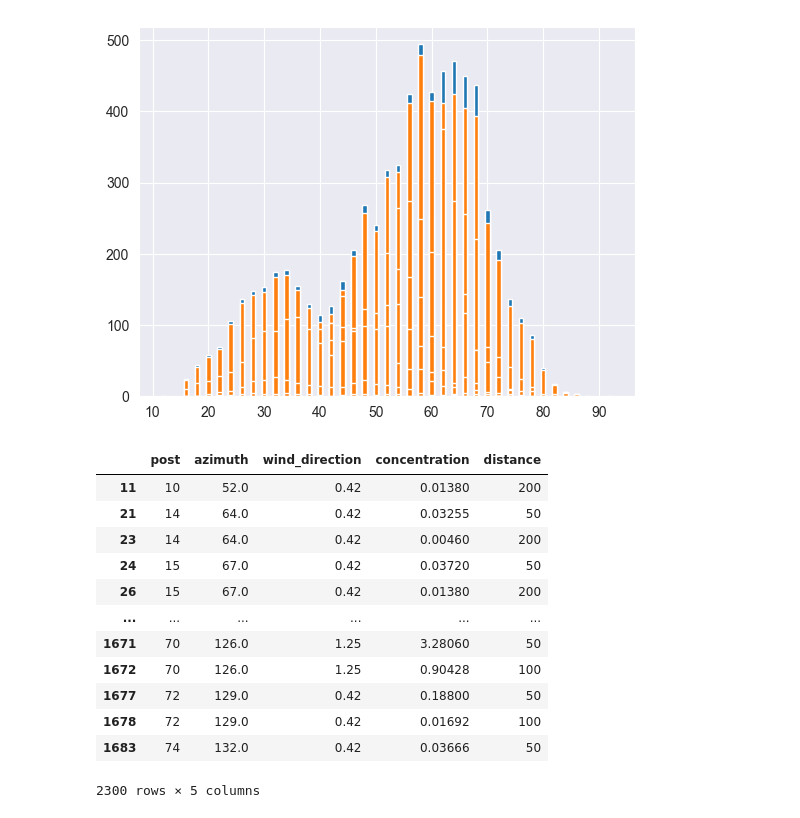
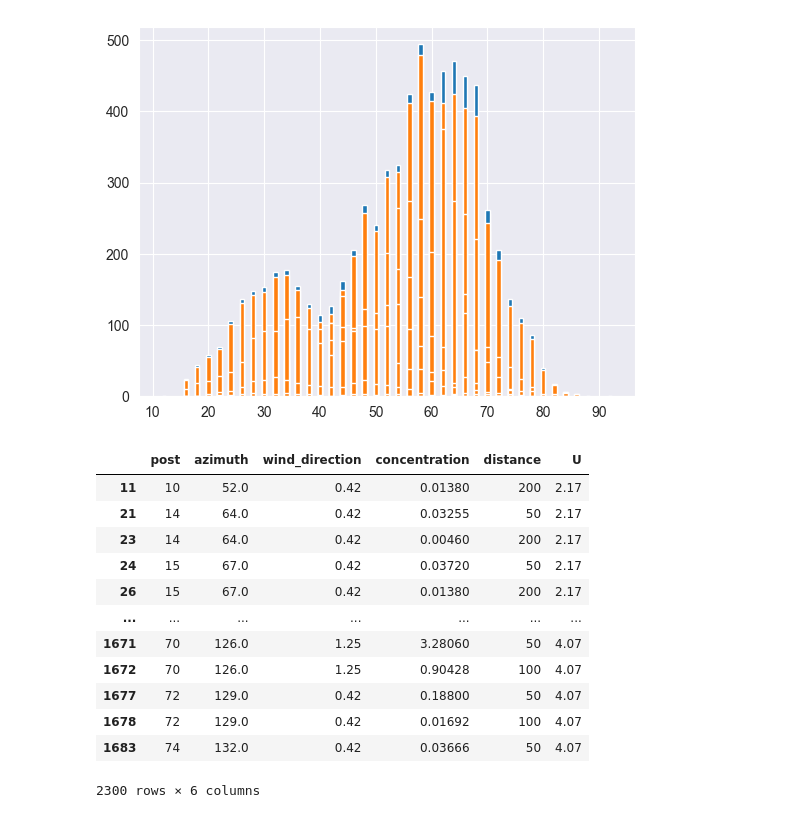
Before and after one commit to gviglione/DataAnalyticsProject, a Jupyter notebook: src/data/data_cleaning.ipynb, the cells around one changed output. Saved outputs shown, nothing was run; the diff lists cells and outputs as text; code cells hidden in the pictures.

```diff
--- a/src/data/data_cleaning.ipynb
+++ b/src/data/data_cleaning.ipynb
@@ -138,27 +138,27 @@ plt.show()
 # %%
 import pandas as pd
 
-columns = ['post', 'azimuth', 'wind_direction', 'concentration', 'distance']
+columns = ['post', 'azimuth', 'wind_direction', 'concentration', 'distance', 'U']
 data1_model = data1_corrected[columns]
 data2_model = data2_corrected[columns]
 
 data_model = pd.concat([data1_model, data2_model], axis='index')
 
 data_model
 # %% [output]
-|  | post | azimuth | wind_direction | concentration | distance |
-| 11 | 10 | 52.0 | 0.42 | 0.01380 | 200 |
-| 21 | 14 | 64.0 | 0.42 | 0.03255 | 50 |
-| 23 | 14 | 64.0 | 0.42 | 0.00460 | 200 |
-| 24 | 15 | 67.0 | 0.42 | 0.03720 | 50 |
-| 26 | 15 | 67.0 | 0.42 | 0.01380 | 200 |
-| ... | ... | ... | ... | ... | ... |
-| 1671 | 70 | 126.0 | 1.25 | 3.28060 | 50 |
-| 1672 | 70 | 126.0 | 1.25 | 0.90428 | 100 |
-| 1677 | 72 | 129.0 | 0.42 | 0.18800 | 50 |
-| 1678 | 72 | 129.0 | 0.42 | 0.01692 | 100 |
-| 1683 | 74 | 132.0 | 0.42 | 0.03666 | 50 |
+|  | post | azimuth | wind_direction | concentration | distance | U |
+| 11 | 10 | 52.0 | 0.42 | 0.01380 | 200 | 2.17 |
+| 21 | 14 | 64.0 | 0.42 | 0.03255 | 50 | 2.17 |
+| 23 | 14 | 64.0 | 0.42 | 0.00460 | 200 | 2.17 |
+| 24 | 15 | 67.0 | 0.42 | 0.03720 | 50 | 2.17 |
+| 26 | 15 | 67.0 | 0.42 | 0.01380 | 200 | 2.17 |
+| ... | ... | ... | ... | ... | ... | ... |
+| 1671 | 70 | 126.0 | 1.25 | 3.28060 | 50 | 4.07 |
+| 1672 | 70 | 126.0 | 1.25 | 0.90428 | 100 | 4.07 |
+| 1677 | 72 | 129.0 | 0.42 | 0.18800 | 50 | 4.07 |
+| 1678 | 72 | 129.0 | 0.42 | 0.01692 | 100 | 4.07 |
+| 1683 | 74 | 132.0 | 0.42 | 0.03666 | 50 | 4.07 |
-2300 rows × 5 columns
+2300 rows × 6 columns
 # %%
 data_model.hist(figsize=(16, 16))
 # %% [output]
```
Also changed, not shown: parts of 1 cell of this notebook, 3 other files.
